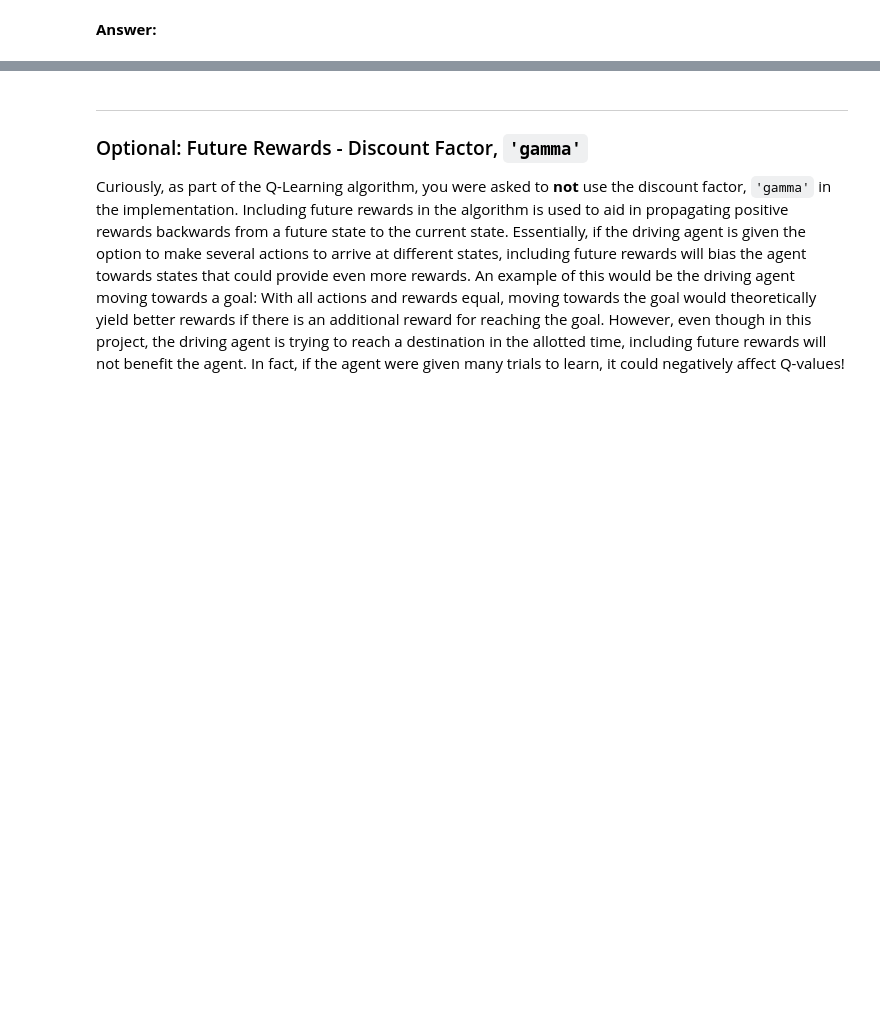
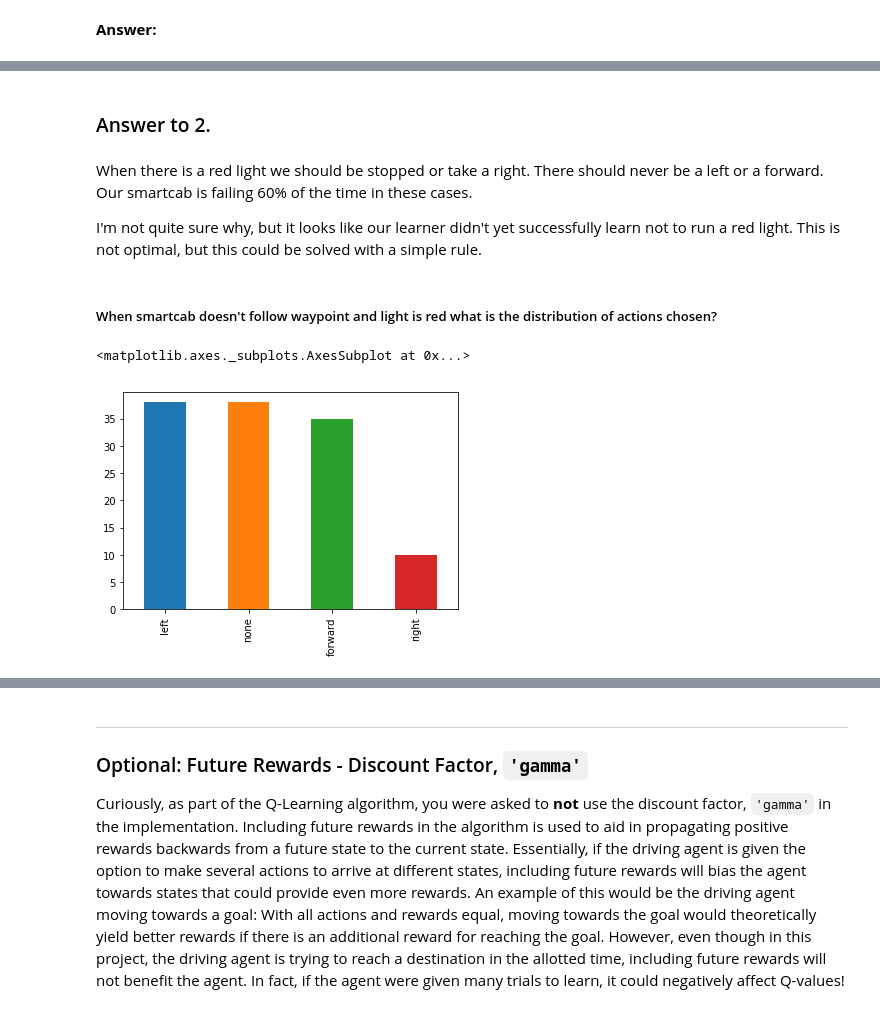
Before and after one commit to Ryanglambert/machine-learning, a Jupyter notebook: projects/smartcab/smartcab.ipynb, the cells around one changed output, grey strips where cells are left out. Drawn from its saved outputs; the diff is of its cells as text; code cells hidden in the pictures; blank space fills up the shorter version.

Commit message:
answer a few questions then ready for submission

```diff
--- a/projects/smartcab/smartcab.ipynb
+++ b/projects/smartcab/smartcab.ipynb
@@ -333,0 +407,23 @@ Be sure to document your `state` dictionary below, it should be easy for the rea
+# %% [markdown]
+### Answer to 2.
+# %% [markdown]
+When there is a red light we should be stopped or take a right.  There should never be a left or a forward. Our smartcab is failing 60% of the time in these cases.
+
+I'm not quite sure why, but it looks like our learner didn't yet successfully learn not to run a red light.
+This is not optimal, but this could be solved with a simple rule.
+# %%
+def chosen_direction(row):
+    return max([('forward', row['forward_value']),
+                ('left', row['left_value']),
+                ('right', row['right_value']),
+                ('none', row['none_value'] or 0)], key=lambda x: x[1])[0]
+
+df['chose_direction'] = df[['forward_value', 'left_value', 'right_value', 'none_value']].apply(chosen_direction, axis=1)
+# %% [markdown]
+##### When smartcab doesn't follow waypoint and light is red what is the distribution of actions chosen?
+# %%
+df[(df['waypoint'] != df['chose_direction']) & (df['light'] == 'red')]['chose_direction']\
+.value_counts().plot(kind='bar')
+# %% [output]
+<matplotlib.axes._subplots.AxesSubplot at 0x...>
+[figure, added]
```
Also changed, not shown: parts of 25 cells of this notebook, 6 other files.
